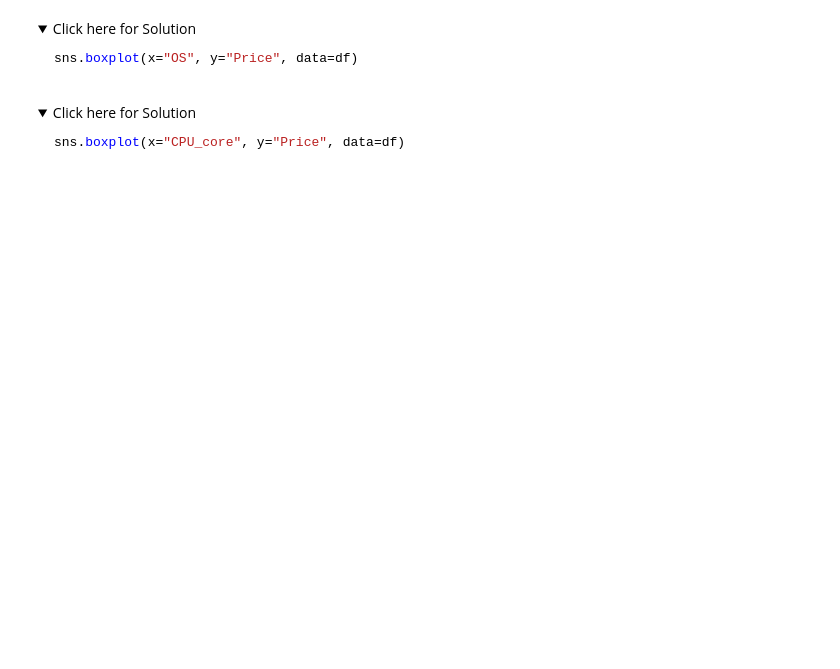
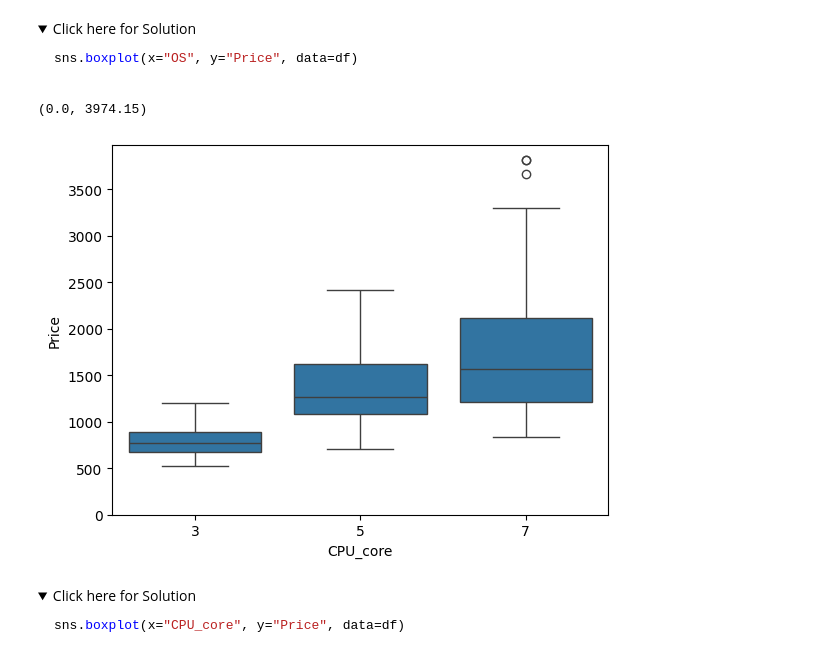
Before and after one commit to YaaseenK/-IBM_Data_Analyst_Full_Course, a Jupyter notebook: 04_Data_Analysis_Python/module3/lab2/Exploratory_data_analysis.jupyterlite.ipynb, the cells around one changed output. Cells and saved outputs as stored; diff of their text form; code cells hidden in the pictures; folded sections open; blank space fills up the shorter version.

```diff
--- a/04_Data_Analysis_Python/module3/lab2/Exploratory_data_analysis.jupyterlite.ipynb
+++ b/04_Data_Analysis_Python/module3/lab2/Exploratory_data_analysis.jupyterlite.ipynb
@@ -257,6 +308,11 @@ sns.boxplot(x="OS", y="Price", data=df)
 # %%
 # Write your code below and press Shift+Enter to execute
 # CPU_core Box plot
+sns.boxplot(x='CPU_core', y='Price', data = df)
+plt.ylim(0,)
+# %% [output]
+(0.0, 3974.15)
+[figure, added]
 # %% [markdown]
 <details>
     <summary>Click here for Solution</summary>
```
Also changed, not shown: parts of 13 cells of this notebook.
